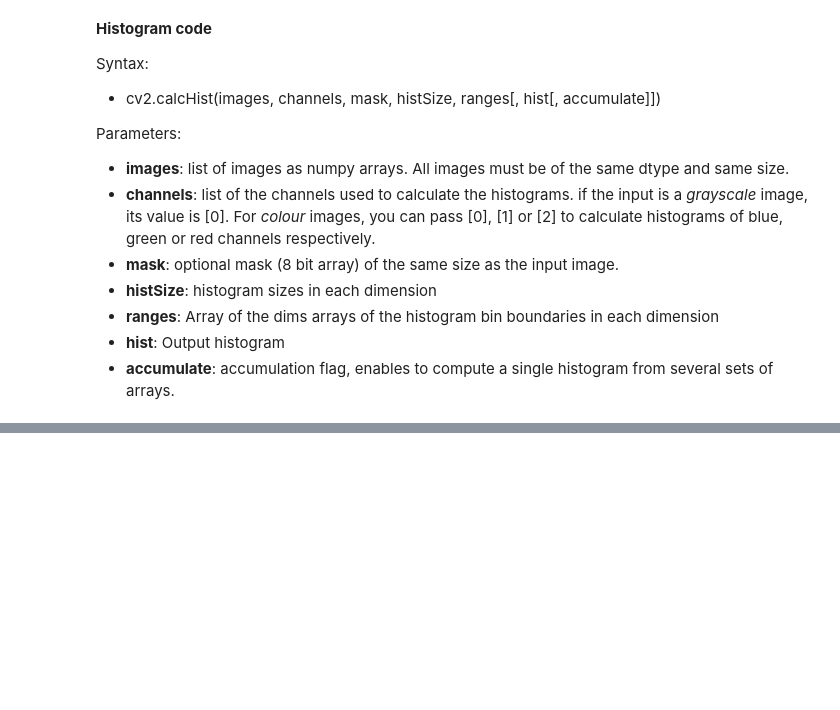
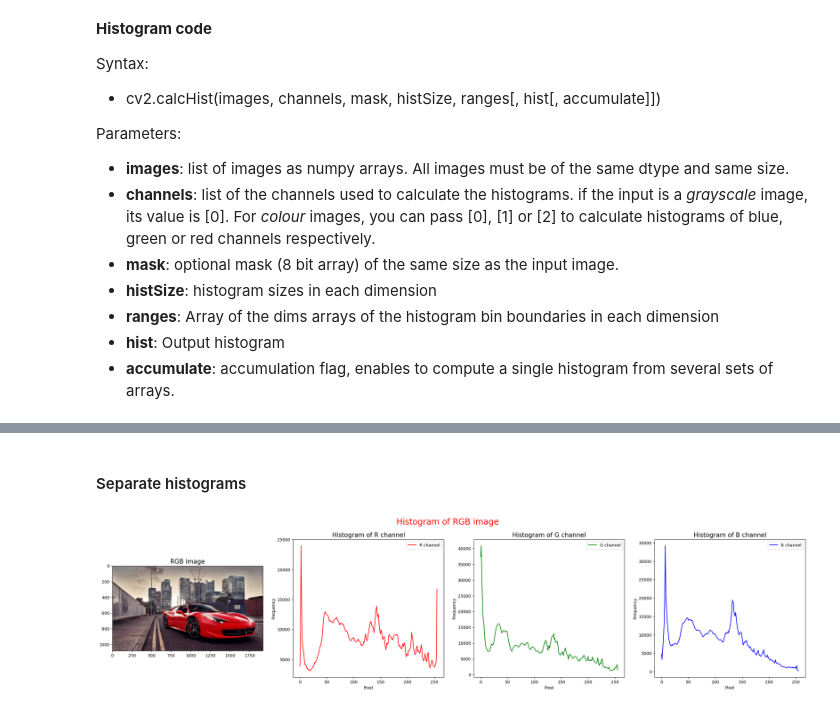
Before and after one commit to LorenzoSansone/Computer-Vision-and-Image-Processing-fundamentals, a Jupyter notebook: 00-analyze-image/Simple_statistics.ipynb, the cells around one changed output, grey strips where cells are left out. Cells and saved outputs as stored; diff of their text form; code cells hidden in the pictures; blank space fills up the shorter version.

```diff
--- a/00-analyze-image/Simple_statistics.ipynb
+++ b/00-analyze-image/Simple_statistics.ipynb
@@ -55,0 +61,60 @@ plt.show()
+# %%
+RGB_IMAGE_PATH = "./img/ferrari.jpg"
+# %% [markdown]
+#### Separate histograms
+# %%
+#PARAMETERS HISTOGRAM
+num_bins = 256
+pixel_range = [0, 256]
+
+img_rgb = cv2.imread(RGB_IMAGE_PATH)
+img_rgb = cv2.cvtColor(img_rgb, cv2.COLOR_BGR2RGB)
+
+#Compute the histogram for the image
+title_r = "Histogram channel R"
+hist_r = cv2.calcHist([img_rgb],[0],None,[num_bins],pixel_range)
+
+title_g = "Histogram channel G"
+hist_g = cv2.calcHist([img_rgb],[1],None,[num_bins],pixel_range)
+
+title_b = "Histogram channel B"
+hist_b = cv2.calcHist([img_rgb],[2],None,[num_bins],pixel_range)
+
+title_hist = "Histogram of RGB image"
+
+#SHOW HISTOGRAM
+plt.figure(figsize=(30,6))
+plt.suptitle(title_hist, fontsize = 20, color = "red", y = 1)
+
+#RGB image
+plt.subplot(1,4,1)
+plt.imshow(img_rgb, cmap="gray")
+plt.title("RGB image", fontsize = 15, color = "black")
+
+#Histogram of R channel
+plt.subplot(1,4,2)
+plt.plot(hist_r, label = "R channel", color = "red", alpha = 1)
+plt.title("Histogram of R channel", fontsize = 15, color = "black")
+plt.xlabel("Pixel")
+plt.ylabel("Frequency")
+plt.legend()
+
+#Histogram of G channel
+plt.subplot(1,4,3)
+plt.plot(hist_g, label = "G channel", color = "green", alpha = 1)
+plt.title("Histogram of G channel", fontsize = 15, color = "black")
+plt.xlabel("Pixel")
+plt.ylabel("Frequency")
+plt.legend()
+
+#Histogram of B channel
+plt.subplot(1,4,4)
+plt.plot(hist_b, label = "B channel", color = "blue", alpha = 1)
+plt.title("Histogram of B channel", fontsize = 15, color = "black")
+plt.xlabel("Pixel")
+plt.ylabel("Frequency")
+plt.legend()
+
+plt.show()
+# %% [output]
+[figure, added]
```
Also changed, not shown: parts of 4 cells of this notebook.
